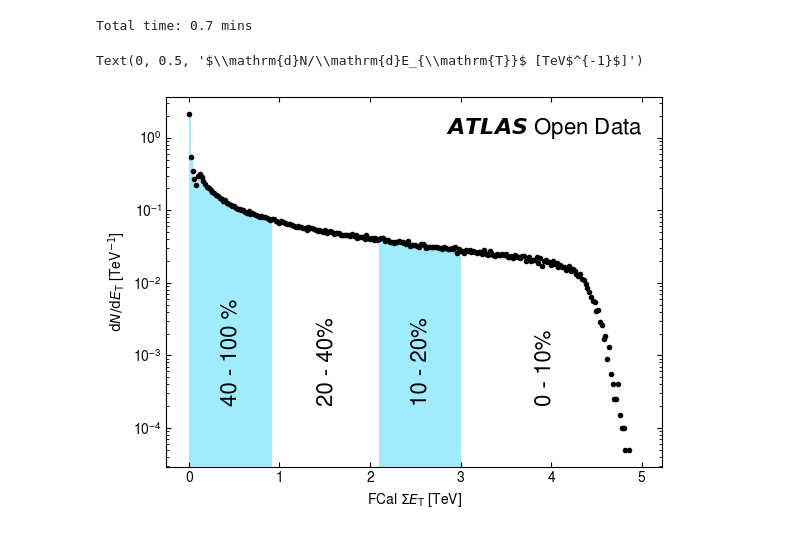
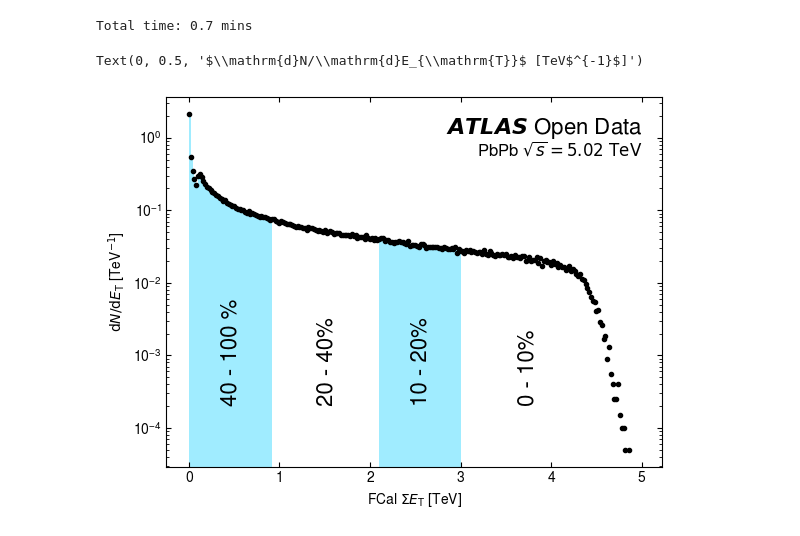
Before and after one commit to rjackson-lancs/notebooks-collection-opendata, a Jupyter notebook: for-research/heavy-ion-hard-probes/minbias_centrality.ipynb, the cells around one changed output. Saved outputs shown, nothing was run; the diff lists cells and outputs as text; code cells hidden in the pictures.

Commit message:
Tweak centrality label placement, add COM energy

```diff
--- a/for-research/heavy-ion-hard-probes/minbias_centrality.ipynb
+++ b/for-research/heavy-ion-hard-probes/minbias_centrality.ipynb
@@ -63,7 +63,7 @@ def inner_ticks(ax:matplotlib.axes.Axes):
     ax.tick_params(direction="in",which="both",top=True,right=True)
 
 # Plot an ATLAS Open Data label on a pair of axes
-def atlas_label(ax:matplotlib.axes.Axes,loc="upper right",text="Open Data",fontsize=16,pos_ovr=None):
+def atlas_label(ax:matplotlib.axes.Axes,loc="upper right",text="Open Data",fontsize=16,pos_ovr=None,msg=""):
     locs = {
         "upper left" : (.04, .88),
         "upper right": (.96, .88),
@@ -78,6 +78,11 @@ def atlas_label(ax:matplotlib.axes.Axes,loc="upper right",text="Open Data",fonts
         *pos,r"$\mathbfit{ATLAS}$ "+text,
         transform=ax.transAxes,fontsize=fontsize,ha=ha,va="bottom"
     )
+    if msg:
+        ax.text(
+            pos[0], pos[1]-.05, msg,
+            transform=ax.transAxes, fontsize=fontsize*.75, ha=ha, va="bottom"
+        )
 # %%
 # Fetch minimum bias heavy ion collision data
 atom.set_release("2024r-hi")
@@ -148,33 +153,34 @@ norm_cum_int = np.cumsum(np.flip(h_total_eT[h_total_eT!=0])) / np.sum(h_total_eT
 centrality_ranges = {
     40: "40 - 100 %",
     20: "20 - 40%",
     10: "10 - 20%",
     0: "0 - 10%"
 }
 labels = [
     "40 - 100 %",
     "20 - 40%",
     "10 - 20%",
     "0 - 10%"
 ]
 # Set the index of the first centrality range to be zero
 centrality_ix = [0]
 # Then calculate the other indices of the centrality ranges by finding the index closest to the centrality,
 # e.g. closest index to .02 for the start of the 20 - 40% range.
 centrality_ix += [np.argmin(np.abs(np.flip(norm_cum_int) - c*.01)) for c in centrality_ranges]
 # Iterate over the centrality ranges and fill histograms in their ranges.
 # This approximates filling the areas under the curves.
 for i,col in zip(range(len(centrality_ranges)),("#2cd5ff73","white","#2cd5ff73","white")):
     ixmin, ixmax = centrality_ix[i], centrality_ix[i+1]
     ax.stairs(h_diff[centrality_ix[i]:centrality_ix[i+1]-1],h_def["bin_edges"][ixmin:ixmax]*TeV,fill=True,color=col)
 
-    A = .5 if labels[i]!="0 - 10%" else .3
+    A = .5 if labels[i]!="0 - 10%" else .4
     ax.text((h_def["bin_edges"][ixmin]+(h_def["bin_edges"][ixmax]-h_def["bin_edges"][ixmin])*A)*TeV,20e-5,labels[i],rotation=90,fontsize=16,ha="center",va="bottom")
 ax.scatter(h_def["bin_edges"][:-1]*TeV,h_diff,color="black",marker=".")
 
 ax.set_yscale("log")
-atlas_label(ax); inner_ticks(ax)
+atlas_label(ax,msg=r"PbPb $\sqrt{s}=5.02\ \mathrm{TeV}$")
+inner_ticks(ax)
 ax.set_xlabel(r"FCal $\Sigma E_\mathrm{T}$ [TeV]"); ax.set_ylabel(r"$\mathrm{d}N/\mathrm{d}E_{\mathrm{T}}$ [TeV$^{-1}$]")
 # %% [output]
 Text(0, 0.5, '$\\mathrm{d}N/\\mathrm{d}E_{\\mathrm{T}}$ [TeV$^{-1}$]')
-[figure, old version]
+[figure, new version]
```
